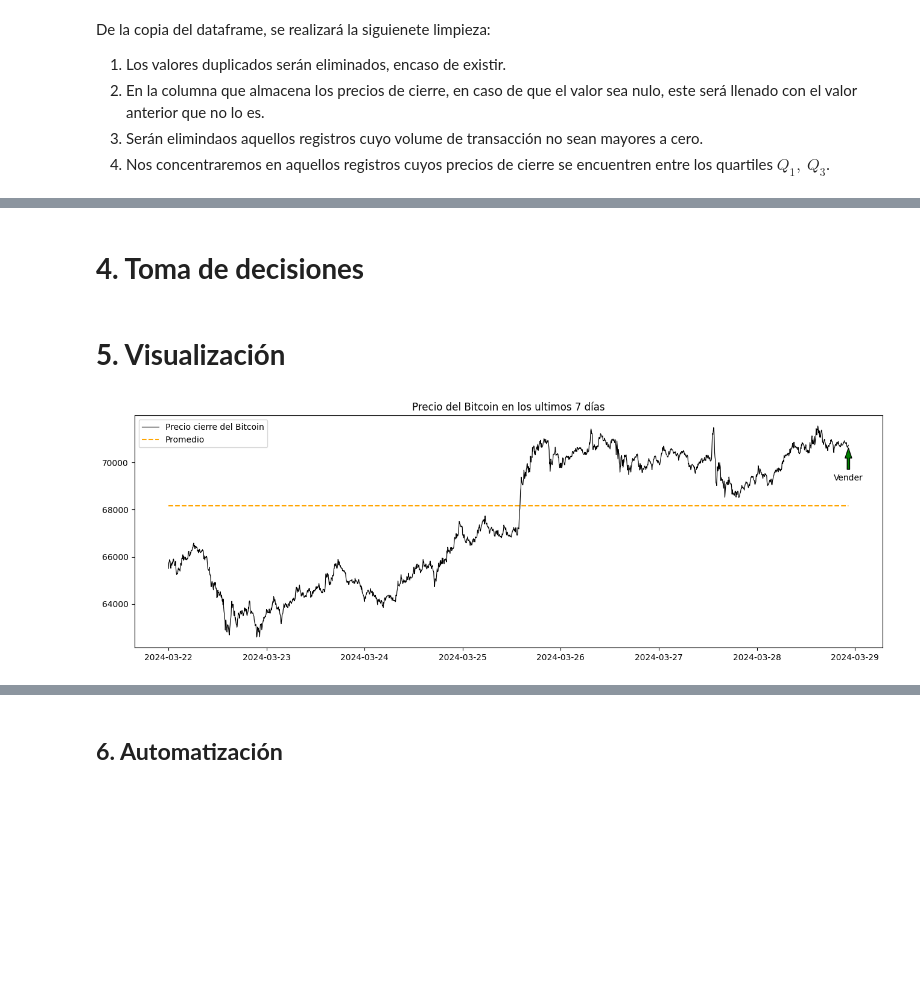
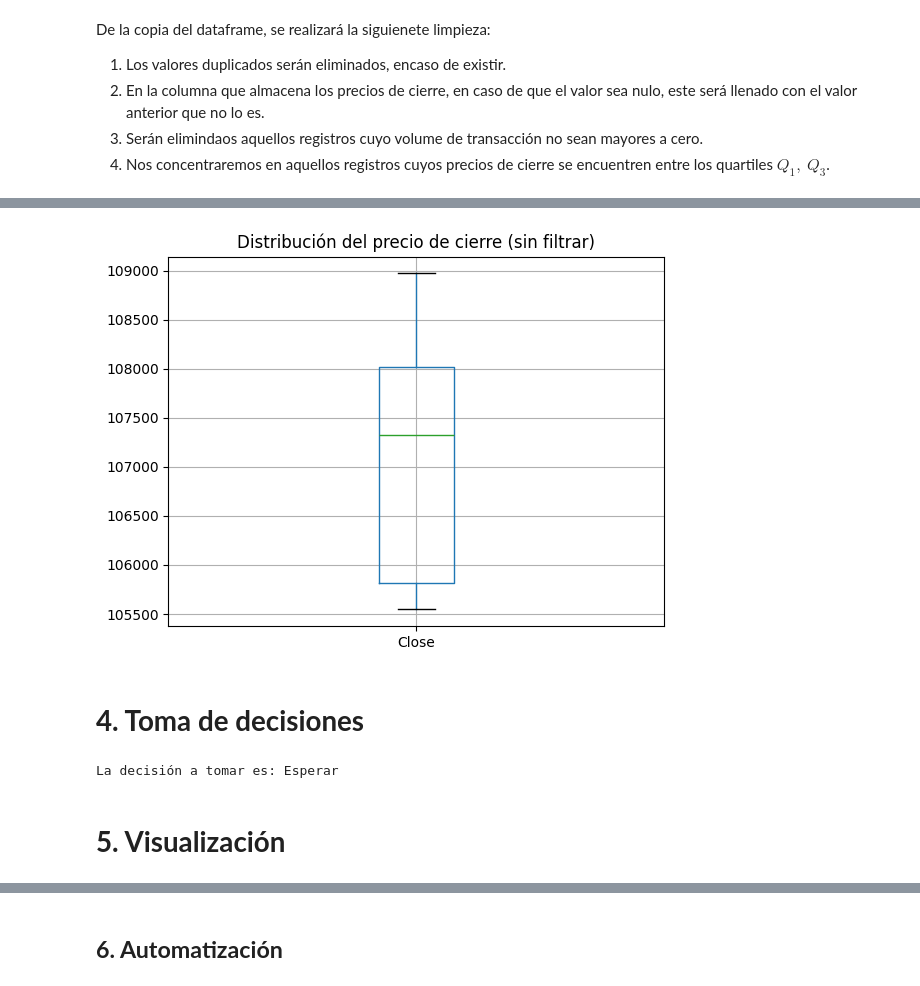
Before and after one commit to RicardxJMG/Simple-Robot-Trading, a Jupyter notebook: Robot_trading.ipynb, the cells around one changed output, grey strips where cells are left out. Drawn from its saved outputs; the diff is of its cells as text; code cells hidden in the pictures; blank space fills up the shorter version.

```diff
--- a/Robot_trading.ipynb
+++ b/Robot_trading.ipynb
@@ -132,29 +158,26 @@ De la copia del dataframe, se realizará la siguienete limpieza:
 3. Serán elimindaos aquellos registros cuyo volume de transacción no sean mayores a cero.
 4. Nos concentraremos en aquellos registros cuyos precios de cierre se encuentren entre los quartiles $Q_1,\ Q_3$.
 # %%
-def limpieza_datos():
-  global df_bitcoin, media_bitcoin, df_bitcoin_limpio
-  #Creando una copia del dataframe original
-  df_bitcoin_limpio = df_bitcoin.copy()
+def limpieza_datos(df: pd.DataFrame) -> tuple[float, pd.DataFrame]:
+  media: float = 0
 
-  # Eliminando valores respetidos del dataframe en caso de existir
-  df_bitcoin_limpio.drop_duplicates(inplace=True)
-
-  # Tratando los valores nulos de la columna close
-  valores_nulos = df_bitcoin_limpio.Close.isna().any()
+  #Limpieza b[asica en caso de ser requerida
+  df_limpio = df.copy()
+  df_limpio.drop_duplicates(inplace=True)
+  valores_nulos = df_limpio.Close.isna().any()
   if valores_nulos == True:
-    df_bitcoin_limpio.Close.fillna(method='ffill', inplace=True)
+    df_limpio.Close.fillna(method='ffill', inplace=True)
 
   # Eliminado registros que tengan un Volume de transaccion igual cero
-  query = df_bitcoin_limpio.query('Volume <= 0').index
-  df_bitcoin_limpio.drop(query, axis = 0, inplace = True)
+  query = df_limpio.query('Volume <= 0').index
+  df_limpio.drop(query, axis = 0, inplace = True)
 
-  # Seleccionado registro de la columna Close que esten entre Q1 y Q3
-  Q1 = df_bitcoin_limpio.Close.quantile(0.25)
-  Q3 = df_bitcoin_limpio.Close.quantile(0.75)
+  Q1 = df_limpio.Close.quantile(0.25)
+  Q3 = df_limpio.Close.quantile(0.75)
   # IIQ = Q3-Q1
-  df_bitcoin_limpio = df_bitcoin_limpio.query(f'Close > {Q1} & Close < {Q3}')
+  df_limpio = df_limpio.query(f'Close > {Q1} & Close < {Q3}')
 
   # Calculando la media con los datos ya filtrados.
-  media_bitcoin = df_bitcoin_limpio.Close.mean()
-  df_bitcoin
+  media = df_limpio.Close.mean()
+
+  return (media, df_limpio)
@@ -174,0 +184,4 @@ df_bitcoin_limpio.boxplot('Close');
+# %%
+precio_medio, df_limpio = limpieza_datos(df_bitcoin)
+print(f'El precio medio del Bitcoin es: {precio_medio:.2f}\n\n')
+df_limpio.head(3)
@@ -175,3 +195,8 @@ df_bitcoin_limpio.boxplot('Close');
+# %%
+df_limpio.boxplot('Close');
+plt.title("Distribución del precio de cierre (sin filtrar)");
+# %% [output]
+[figure, added]
 # %% [markdown]
 # **4. Toma de decisiones**
 # %%
@@ -189,3 +211,8 @@ tomar_decision()
+# %%
+decision = tomar_decision(precio_medio, tendencia)
+print(f'La decisión a tomar es: {decision}')
+# %% [output]
+La decisión a tomar es: Esperar
 # %% [markdown]
 # **5. Visualización**
 # %%
@@ -208,5 +241 @@ def visualizacion():
   plt.show()
-# %%
-visualizacion()
-# %% [output]
-[figure, removed]
```
Also changed, not shown: parts of 25 cells of this notebook.
